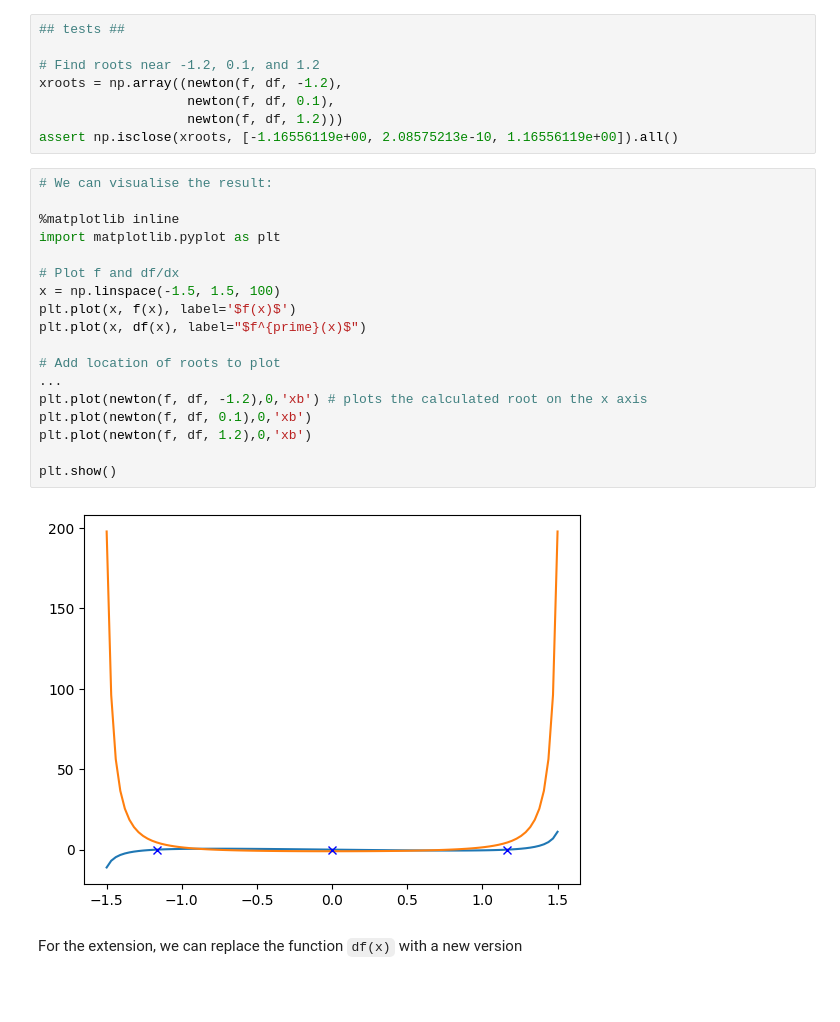
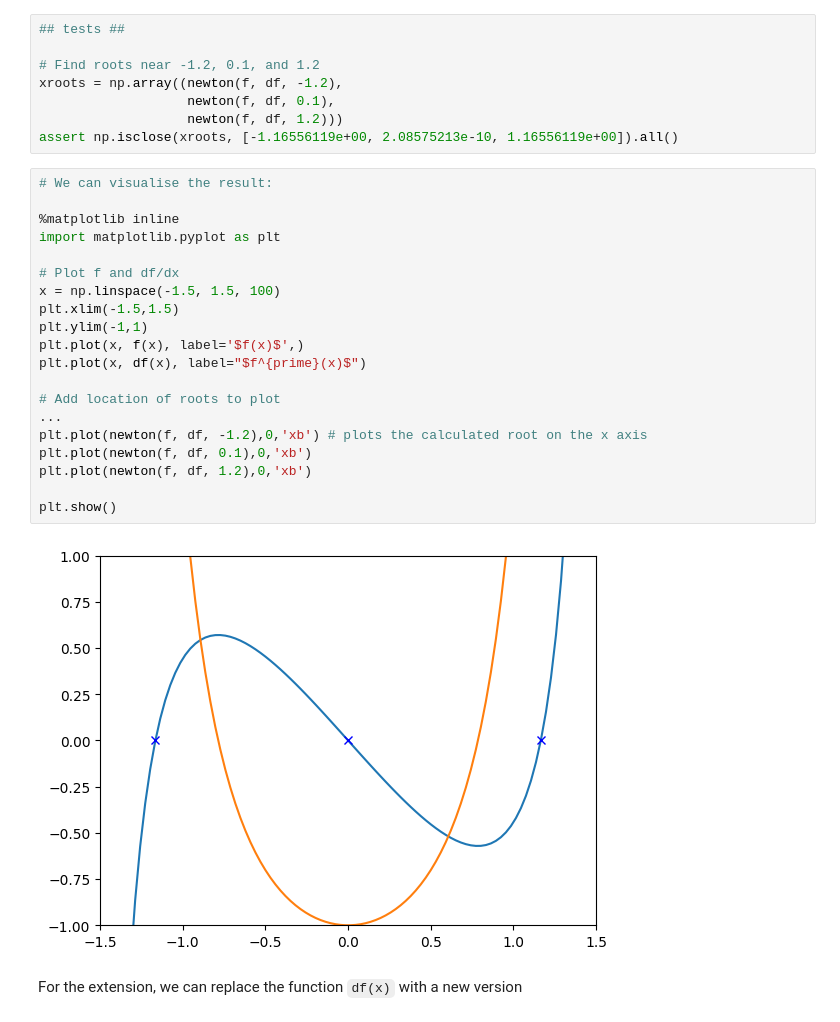
Before and after one commit to hg543-web/PartIA-Computing-Michaelmas_hg543, a Jupyter notebook: Exercises/10 Exercises.ipynb, the cells around one changed output. Saved outputs shown, nothing was run; the diff lists cells and outputs as text; blank space fills up the shorter version.

```diff
--- a/Exercises/10 Exercises.ipynb
+++ b/Exercises/10 Exercises.ipynb
@@ -194,23 +194,25 @@ assert np.isclose(xroots, [-1.16556119e+00, 2.08575213e-10, 1.16556119e+00]).all
 # %%
 # We can visualise the result:
 
 %matplotlib inline
 import matplotlib.pyplot as plt
 
 # Plot f and df/dx
 x = np.linspace(-1.5, 1.5, 100)
-plt.plot(x, f(x), label='$f(x)$')
+plt.xlim(-1.5,1.5)
+plt.ylim(-1,1)
+plt.plot(x, f(x), label='$f(x)$',)
 plt.plot(x, df(x), label="$f^{prime}(x)$")
 
 # Add location of roots to plot
 ...
 plt.plot(newton(f, df, -1.2),0,'xb') # plots the calculated root on the x axis
 plt.plot(newton(f, df, 0.1),0,'xb')
 plt.plot(newton(f, df, 1.2),0,'xb')
 
 plt.show()
 # %% [output]
-[figure, old version]
+[figure, new version]
 # %% [markdown]
 For the extension, we can replace the function `df(x)` with a new version
 # %%
```
Also changed, not shown: parts of 4 cells of this notebook, 7 other files.
